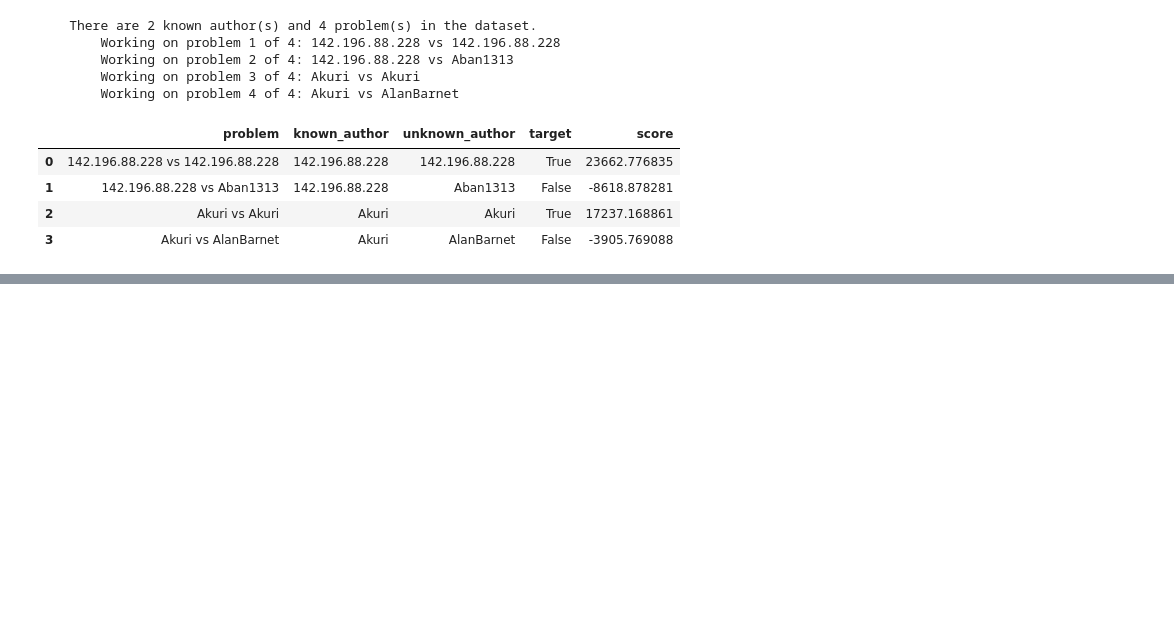
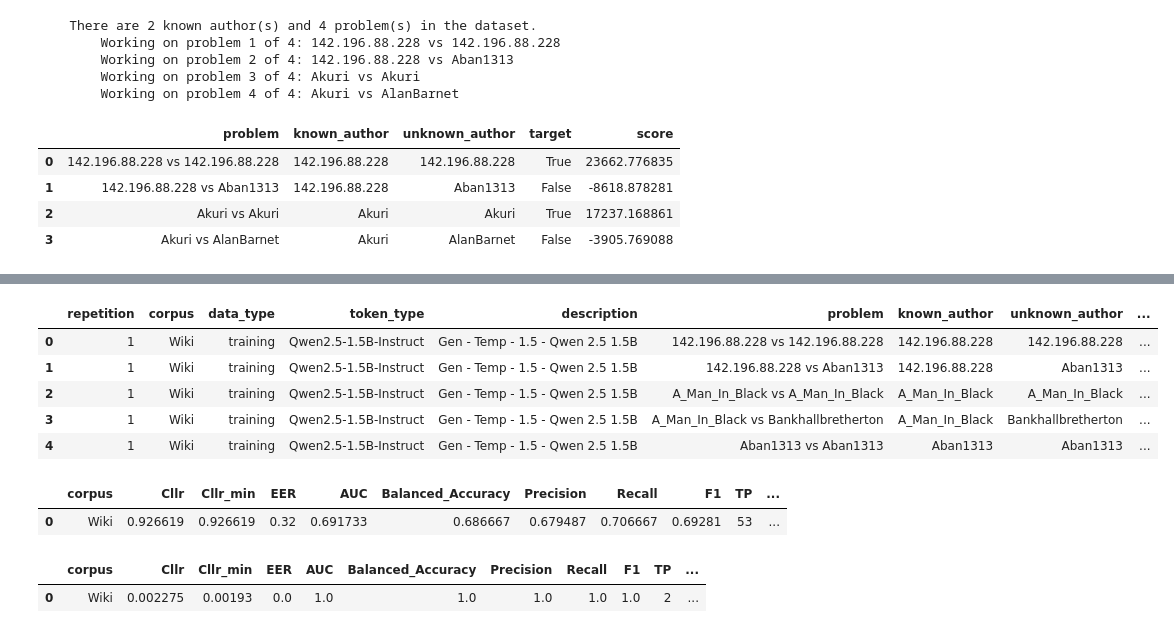
Before and after one commit to BenJCross1995/av_distributions, a Jupyter notebook: notebooks/Test Paraphrase LambdaG.ipynb, the cells around one changed output, grey strips where cells are left out. Drawn from its saved outputs; the diff is of its cells as text; code cells hidden in the pictures; blank space fills up the shorter version.

Commit message:
Add additional paraphrase method similar to original

```diff
--- a/notebooks/Test Paraphrase LambdaG.ipynb
+++ b/notebooks/Test Paraphrase LambdaG.ipynb
@@ -430,0 +113,47 @@ get_top_n_closest(known_embedded_filtered, known_filtered_embedded.iloc[0,17], t
+# %%
+test_df = read_jsonl('/Volumes/BCross/datasets/author_verification/training/Wiki/Qwen_2.5_1.5B/gen_t_1.5_tp_0.9/lambda_g_results.jsonl')
+# %%
+test_df.head(5)
+# %% [output]
+|  | repetition | corpus | data_type | token_type | description | problem | known_author | unknown_author | ... |
+| 0 | 1 | Wiki | training | Qwen2.5-1.5B-Instruct | Gen - Temp - 1.5 - Qwen 2.5 1.5B | 142.196.88.228 vs 142.196.88.228 | 142.196.88.228 | 142.196.88.228 | ... |
+| 1 | 1 | Wiki | training | Qwen2.5-1.5B-Instruct | Gen - Temp - 1.5 - Qwen 2.5 1.5B | 142.196.88.228 vs Aban1313 | 142.196.88.228 | Aban1313 | ... |
+| 2 | 1 | Wiki | training | Qwen2.5-1.5B-Instruct | Gen - Temp - 1.5 - Qwen 2.5 1.5B | A_Man_In_Black vs A_Man_In_Black | A_Man_In_Black | A_Man_In_Black | ... |
+| 3 | 1 | Wiki | training | Qwen2.5-1.5B-Instruct | Gen - Temp - 1.5 - Qwen 2.5 1.5B | A_Man_In_Black vs Bankhallbretherton | A_Man_In_Black | Bankhallbretherton | ... |
+| 4 | 1 | Wiki | training | Qwen2.5-1.5B-Instruct | Gen - Temp - 1.5 - Qwen 2.5 1.5B | Aban1313 vs Aban1313 | Aban1313 | Aban1313 | ... |
+# %%
+results_agg = (
+    test_df
+    .groupby(['problem', 'target'], as_index=False)
+    ['score']
+    .mean()
+)
+score_col = 'score'
+target_col = 'target'
+performance_paraphrase(results_agg,
+            score_col,
+            target_col,
+            additional_metadata={
+                'corpus': corpus
+            })
+# %% [output]
+|  | corpus | Cllr | Cllr_min | EER | AUC | Balanced_Accuracy | Precision | Recall | F1 | TP | ... |
+| 0 | Wiki | 0.926619 | 0.926619 | 0.32 | 0.691733 | 0.686667 | 0.679487 | 0.706667 | 0.69281 | 53 | ... |
+# %%
+results_agg = (
+    test_res
+    .groupby(['problem', 'target'], as_index=False)
+    ['score']
+    .mean()
+)
+score_col = 'score'
+target_col = 'target'
+performance(results_agg,
+            score_col,
+            target_col,
+            additional_metadata={
+                'corpus': corpus
+            })
+# %% [output]
+|  | corpus | Cllr | Cllr_min | EER | AUC | Balanced_Accuracy | Precision | Recall | F1 | TP | ... |
+| 0 | Wiki | 0.002275 | 0.00193 | 0.0 | 1.0 | 1.0 | 1.0 | 1.0 | 1.0 | 2 | ... |
```
Also changed, not shown: parts of 39 cells of this notebook, 2 other files.
